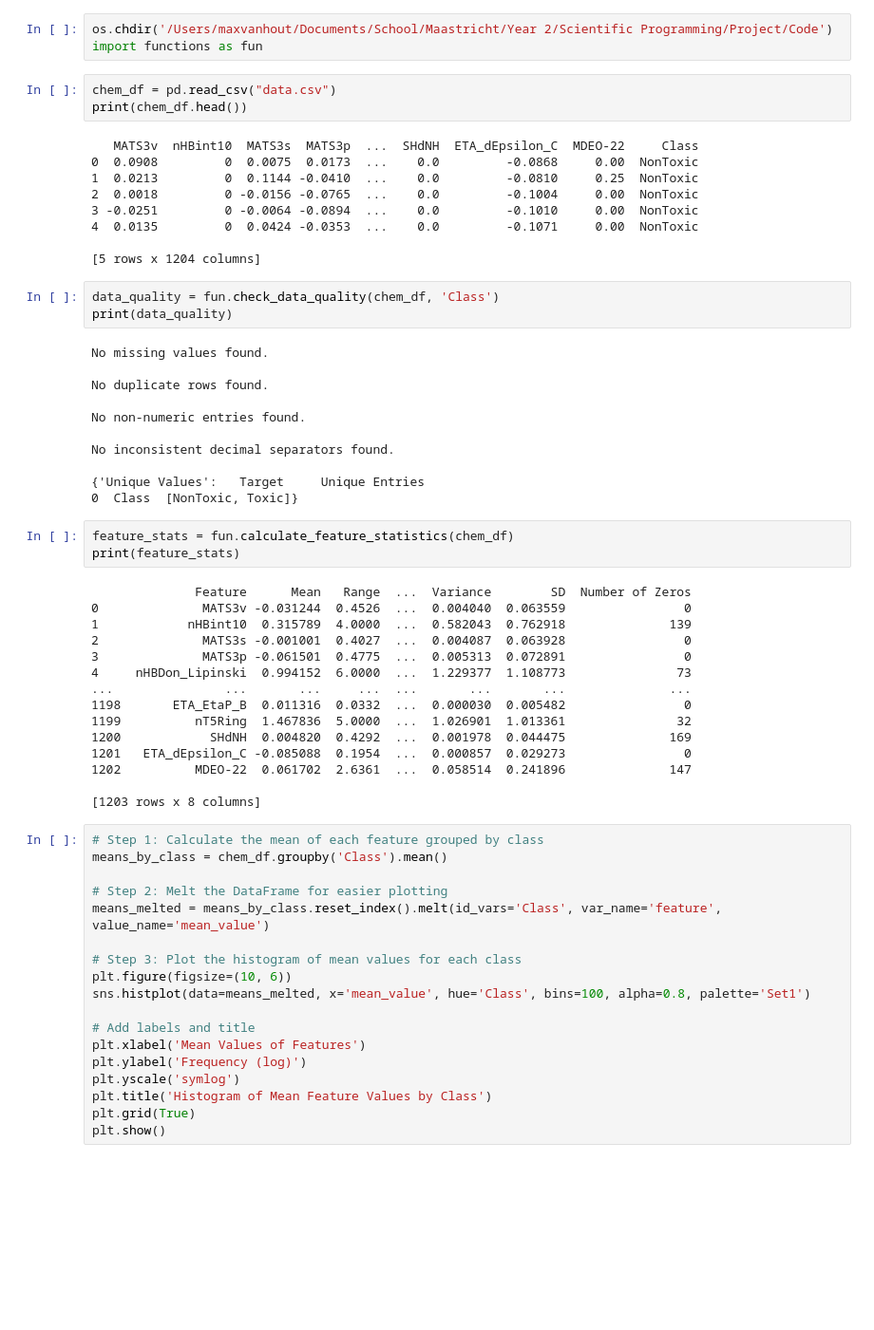
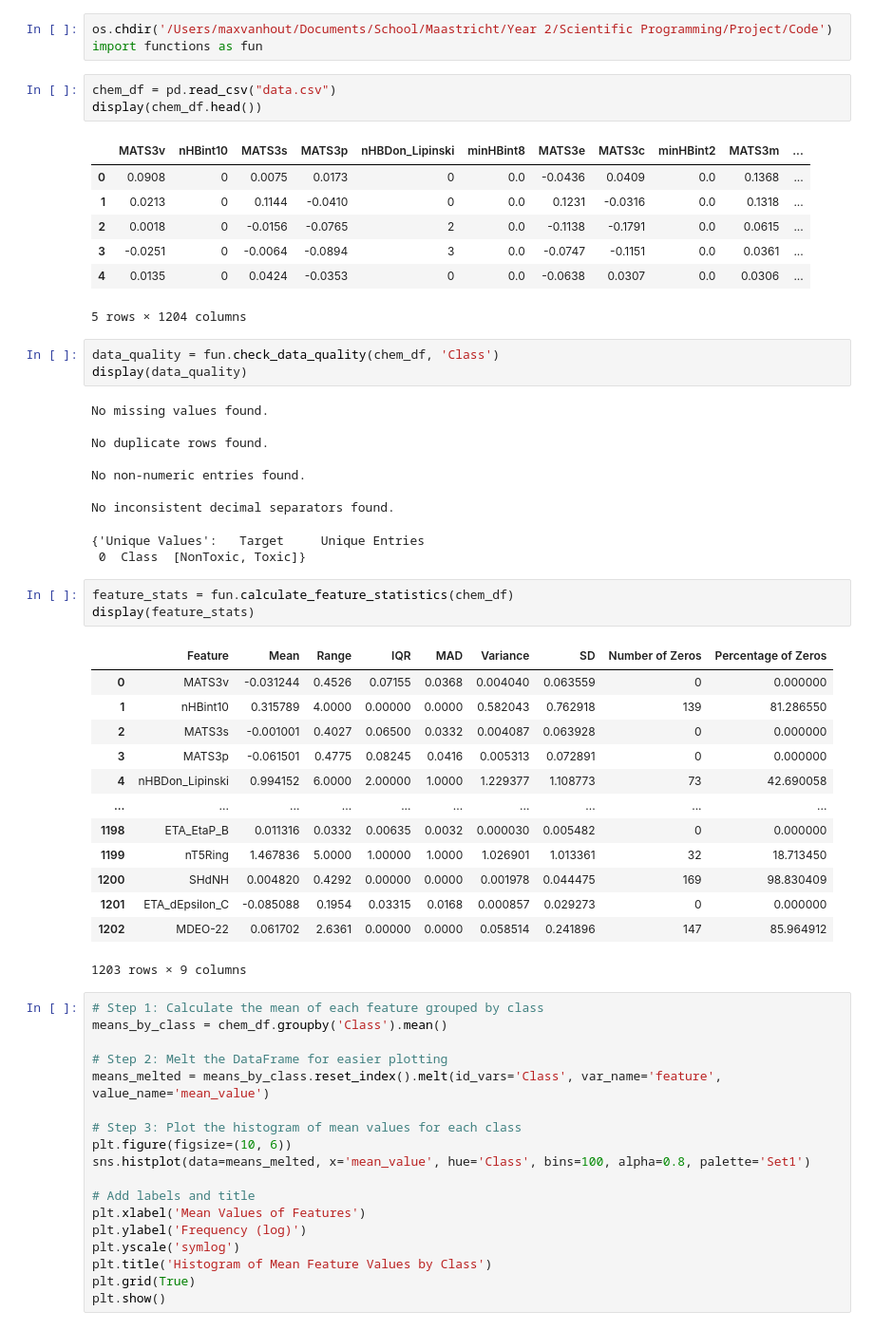
Before and after one commit to MaxVanHout/MSB1015, a Jupyter notebook: Project.ipynb, the cells around one changed output. Shown: that part at 95% size. Cells and saved outputs as stored; diff of their text form; blank space fills up the shorter version.

```diff
--- a/Project.ipynb
+++ b/Project.ipynb
@@ -18,19 +18,18 @@ os.chdir('/Users/maxvanhout/Documents/School/Maastricht/Year 2/Scientific Progra
 import functions as fun
 # %%
 chem_df = pd.read_csv("data.csv")
-print(chem_df.head())
+display(chem_df.head())
 # %% [output]
+|  | MATS3v | nHBint10 | MATS3s | MATS3p | nHBDon_Lipinski | minHBint8 | MATS3e | MATS3c | minHBint2 | MATS3m | ... |
+| 0 | 0.0908 | 0 | 0.0075 | 0.0173 | 0 | 0.0 | -0.0436 | 0.0409 | 0.0 | 0.1368 | ... |
+| 1 | 0.0213 | 0 | 0.1144 | -0.0410 | 0 | 0.0 | 0.1231 | -0.0316 | 0.0 | 0.1318 | ... |
+| 2 | 0.0018 | 0 | -0.0156 | -0.0765 | 2 | 0.0 | -0.1138 | -0.1791 | 0.0 | 0.0615 | ... |
+| 3 | -0.0251 | 0 | -0.0064 | -0.0894 | 3 | 0.0 | -0.0747 | -0.1151 | 0.0 | 0.0361 | ... |
+| 4 | 0.0135 | 0 | 0.0424 | -0.0353 | 0 | 0.0 | -0.0638 | 0.0307 | 0.0 | 0.0306 | ... |
-   MATS3v  nHBint10  MATS3s  MATS3p  ...  SHdNH  ETA_dEpsilon_C  MDEO-22     Class
-0  0.0908         0  0.0075  0.0173  ...    0.0         -0.0868     0.00  NonToxic
-1  0.0213         0  0.1144 -0.0410  ...    0.0         -0.0810     0.25  NonToxic
-2  0.0018         0 -0.0156 -0.0765  ...    0.0         -0.1004     0.00  NonToxic
-3 -0.0251         0 -0.0064 -0.0894  ...    0.0         -0.1010     0.00  NonToxic
-4  0.0135         0  0.0424 -0.0353  ...    0.0         -0.1071     0.00  NonToxic
-
-[5 rows x 1204 columns]
+5 rows × 1204 columns
 # %%
 data_quality = fun.check_data_quality(chem_df, 'Class')
-print(data_quality)
+display(data_quality)
 # %% [output]
 No missing values found.
 
@@ -39,27 +38,25 @@ No duplicate rows found.
 No non-numeric entries found.
 
 No inconsistent decimal separators found.
-
-{'Unique Values':   Target     Unique Entries
-0  Class  [NonToxic, Toxic]}
+{'Unique Values':   Target     Unique Entries
+ 0  Class  [NonToxic, Toxic]}
 # %%
 feature_stats = fun.calculate_feature_statistics(chem_df)
-print(feature_stats)
+display(feature_stats)
 # %% [output]
+|  | Feature | Mean | Range | IQR | MAD | Variance | SD | Number of Zeros | Percentage of Zeros |
+| 0 | MATS3v | -0.031244 | 0.4526 | 0.07155 | 0.0368 | 0.004040 | 0.063559 | 0 | 0.000000 |
+| 1 | nHBint10 | 0.315789 | 4.0000 | 0.00000 | 0.0000 | 0.582043 | 0.762918 | 139 | 81.286550 |
+| 2 | MATS3s | -0.001001 | 0.4027 | 0.06500 | 0.0332 | 0.004087 | 0.063928 | 0 | 0.000000 |
+| 3 | MATS3p | -0.061501 | 0.4775 | 0.08245 | 0.0416 | 0.005313 | 0.072891 | 0 | 0.000000 |
+| 4 | nHBDon_Lipinski | 0.994152 | 6.0000 | 2.00000 | 1.0000 | 1.229377 | 1.108773 | 73 | 42.690058 |
+| ... | ... | ... | ... | ... | ... | ... | ... | ... | ... |
+| 1198 | ETA_EtaP_B | 0.011316 | 0.0332 | 0.00635 | 0.0032 | 0.000030 | 0.005482 | 0 | 0.000000 |
+| 1199 | nT5Ring | 1.467836 | 5.0000 | 1.00000 | 1.0000 | 1.026901 | 1.013361 | 32 | 18.713450 |
+| 1200 | SHdNH | 0.004820 | 0.4292 | 0.00000 | 0.0000 | 0.001978 | 0.044475 | 169 | 98.830409 |
+| 1201 | ETA_dEpsilon_C | -0.085088 | 0.1954 | 0.03315 | 0.0168 | 0.000857 | 0.029273 | 0 | 0.000000 |
+| 1202 | MDEO-22 | 0.061702 | 2.6361 | 0.00000 | 0.0000 | 0.058514 | 0.241896 | 147 | 85.964912 |
-              Feature      Mean   Range  ...  Variance        SD  Number of Zeros
-0              MATS3v -0.031244  0.4526  ...  0.004040  0.063559                0
-1            nHBint10  0.315789  4.0000  ...  0.582043  0.762918              139
-2              MATS3s -0.001001  0.4027  ...  0.004087  0.063928                0
-3              MATS3p -0.061501  0.4775  ...  0.005313  0.072891                0
-4     nHBDon_Lipinski  0.994152  6.0000  ...  1.229377  1.108773               73
-...               ...       ...     ...  ...       ...       ...              ...
-1198       ETA_EtaP_B  0.011316  0.0332  ...  0.000030  0.005482                0
-1199          nT5Ring  1.467836  5.0000  ...  1.026901  1.013361               32
-1200            SHdNH  0.004820  0.4292  ...  0.001978  0.044475              169
-1201   ETA_dEpsilon_C -0.085088  0.1954  ...  0.000857  0.029273                0
-1202          MDEO-22  0.061702  2.6361  ...  0.058514  0.241896              147
-
-[1203 rows x 8 columns]
+1203 rows × 9 columns
 # %%
 # Step 1: Calculate the mean of each feature grouped by class
 means_by_class = chem_df.groupby('Class').mean()
```
Also changed, not shown: 1 other file.
